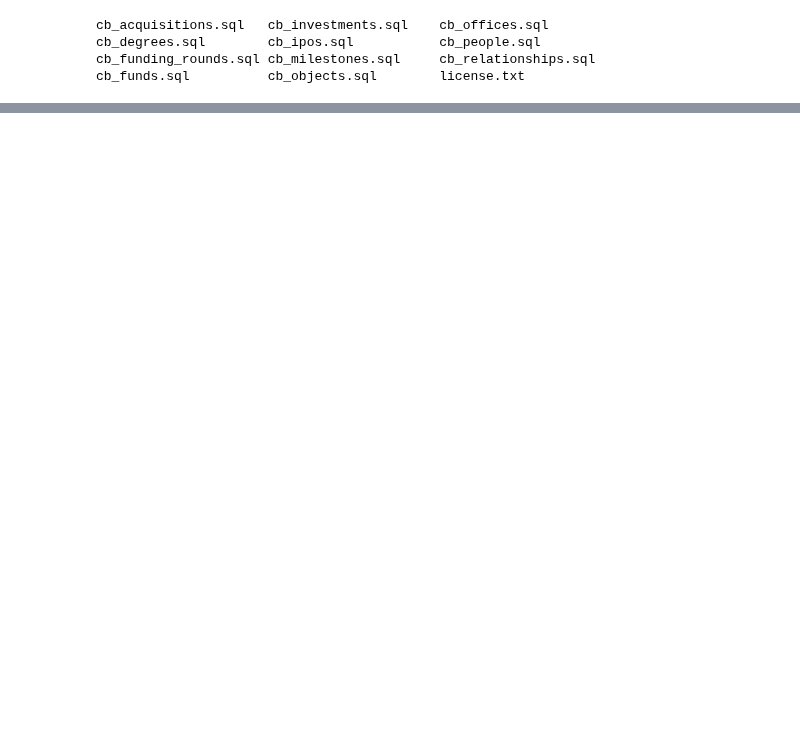
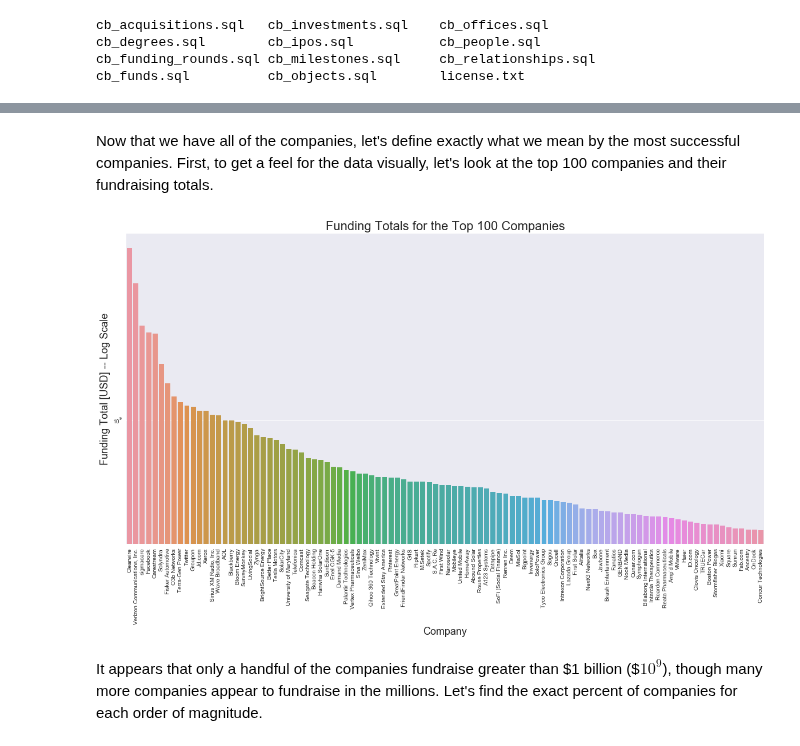
Before and after one commit to berkeley-stat159-f17/project-3-p2-mo-ma-ne, a Jupyter notebook: education.ipynb, the cells around one changed output, grey strips where cells are left out. Cells and saved outputs as stored; diff of their text form; code cells hidden in the pictures; blank space fills up the shorter version.

Commit message:
college names are processed; took awhile

```diff
--- a/education.ipynb
+++ b/education.ipynb
@@ -252,0 +22,24 @@ conn.close()
+# %%
+def db_connect(dsn_uid,dsn_pswd,dsn_database):
+    # connect to database
+    conn = MySQLdb.connect(user=dsn_uid, passwd=dsn_pswd, db=dsn_database)
+    cursor=conn.cursor()
+    return conn,cursor
+# %%
+def db_read(connection,table):
+    conn,cursor = connection
+    with conn as cursor:
+        cursor.execute('SELECT * FROM {}'.format(table))
+        fields = [item[0] for item in cursor.description]
+        result = []
+        columns = tuple( [item[0] for item in cursor.description] )
+        for row in cursor:
+            result.append(dict(zip(columns, row)))
+        result_df = pd.DataFrame(result)
+    return result_df
+# %%
+connection = db_connect(dsn_uid,dsn_pswd,dsn_database)
+people = db_read(connection,'cb_people')
+degrees = db_read(connection,'cb_degrees')
+funding_rounds = db_read(connection,'cb_funding_rounds')
+objects = db_read(connection,'cb_objects')
@@ -252,0 +70,8 @@ conn.close()
+# %%
+companies = objects[objects.entity_type=='Company'][['name','entity_id','funding_total_usd','closed_at']].copy()
+# Only select companies who have raised some money
+companies = companies.dropna(subset=['funding_total_usd'])
+display(companies.sort_values('funding_total_usd',ascending=False).head(20))
+
+comp_tot = len(companies)
+print('There are {:,} companies in the dataset'.format(comp_tot))
@@ -252,0 +97,16 @@ conn.close()
+# %% [markdown]
+Now that we have all of the companies, let's define exactly what we mean by the most successful companies. First, to get a feel for the data visually, let's look at the top 100 companies and their fundraising totals.
+# %%
+fig,ax = plt.subplots(figsize=(20,10))
+n_top_companies = 100
+plotset = companies.sort_values('funding_total_usd',ascending=False).head(n_top_companies)
+ax = sns.barplot(x='name',y='funding_total_usd',data=plotset)
+ax.set_title('Funding Totals for the Top {} Companies'.format(n_top_companies),fontsize=22)
+ax.set_xticklabels(labels=plotset.name,rotation='vertical')
+ax.set_xlabel('Company',fontsize=18)
+ax.set_yscale('log')
+ax.set_ylabel('Funding Total [USD] -- Log Scale',fontsize=18);
+# %% [output]
+[figure, added]
+# %% [markdown]
+It appears that only a handful of the companies fundraise greater than \$1 billion (\$$10^9$), though many more companies appear to fundraise in the millions. Let's find the exact percent of companies for each order of magnitude.
```
Also changed, not shown: parts of 56 cells of this notebook.
